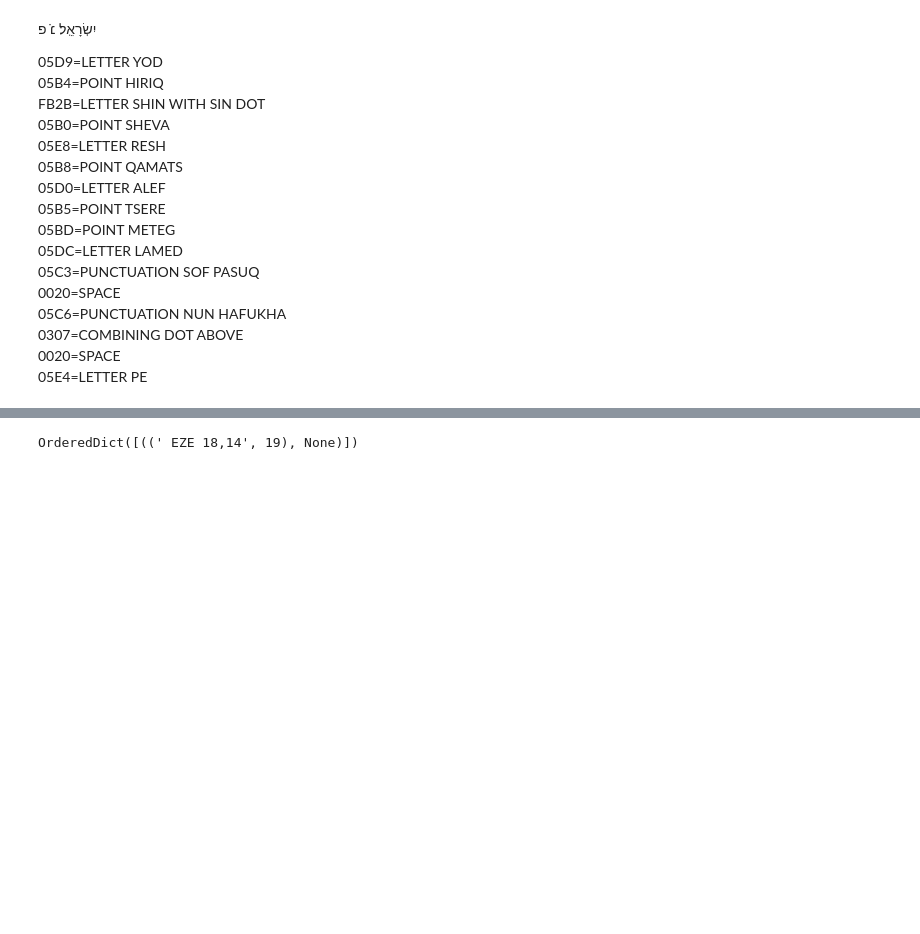
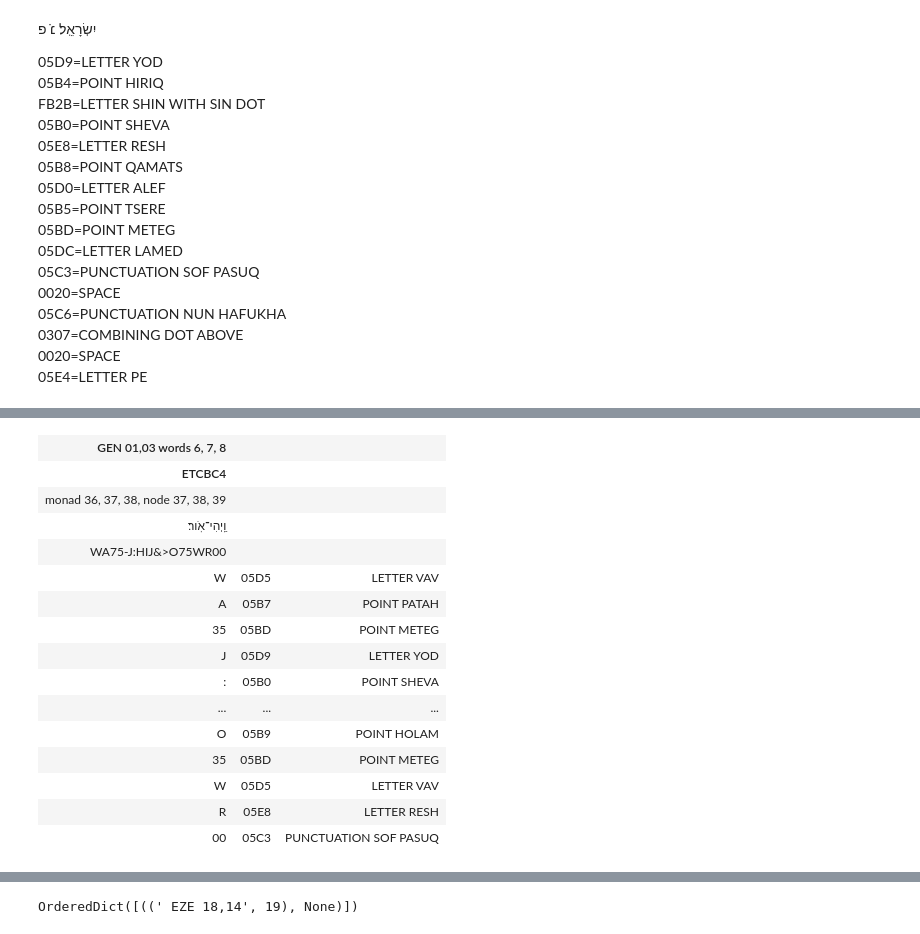
Before and after one commit to MartijnETCBC/laf-fabric-nbs, a Jupyter notebook: text/Showcases 3 versus 4.ipynb, the cells around one changed output, grey strips where cells are left out. Drawn from its saved outputs; the diff is of its cells as text; code cells hidden in the pictures; blank space fills up the shorter version.

```diff
--- a/text/Showcases 3 versus 4.ipynb
+++ b/text/Showcases 3 versus 4.ipynb
@@ -374,3 +422,22 @@ show_case(' JES 19,18', 23)
 | 73 | 0596 | ACCENT TIPEHA | 73 | 0596 | ACCENT TIPEHA |
 | R | 05E8 | LETTER RESH | R | 05E8 | LETTER RESH |
 | _ | 0020 | SPACE | _ | 0020 | SPACE |
+# %%
+show_range(' GEN 01,03', range(6,9))
+# %% [output]
+| GEN 01,03 words 6, 7, 8 |  |  |
+| ETCBC4 |  |  |
+| monad 36, 37, 38, node 37, 38, 39 |  |  |
+| וַֽיְהִי־אֹֽור׃ |  |  |
+| WA75-J:HIJ&>O75WR00 |  |  |
+| W | 05D5 | LETTER VAV |
+| A | 05B7 | POINT PATAH |
+| 35 | 05BD | POINT METEG |
+| J | 05D9 | LETTER YOD |
+| : | 05B0 | POINT SHEVA |
+| ... | ... | ... |
+| O | 05B9 | POINT HOLAM |
+| 35 | 05BD | POINT METEG |
+| W | 05D5 | LETTER VAV |
+| R | 05E8 | LETTER RESH |
+| 00 | 05C3 | PUNCTUATION SOF PASUQ |
```
Also changed, not shown: parts of 9 cells of this notebook, 33 other files.
